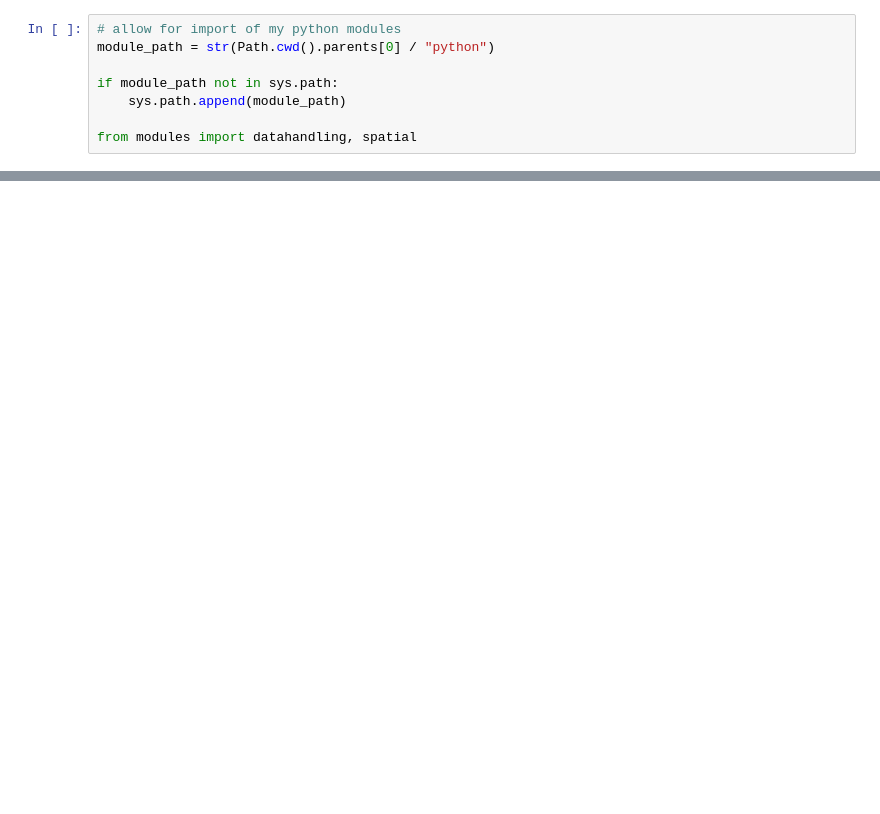
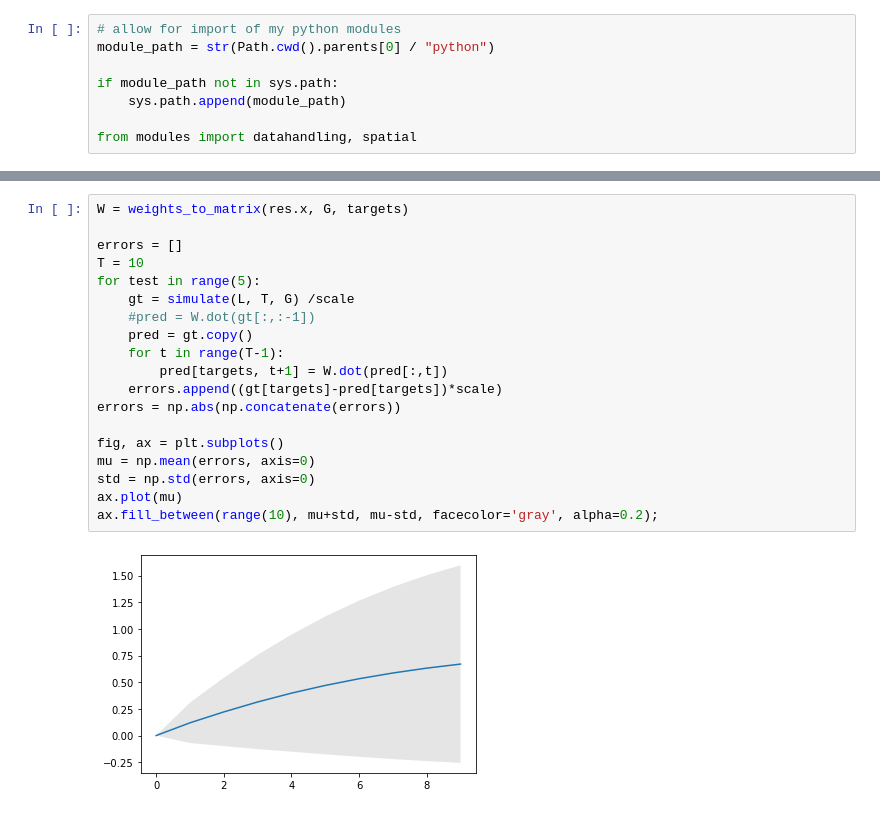
Before and after one commit to FionaLippert/birdMigration, a Jupyter notebook: notebooks/constraint_optimization.ipynb, the cells around one changed output, grey strips where cells are left out. Drawn from its saved outputs; the diff is of its cells as text; blank space fills up the shorter version.

```diff
--- a/notebooks/constraint_optimization.ipynb
+++ b/notebooks/constraint_optimization.ipynb
@@ -71,0 +188,21 @@ sources
+# %%
+W = weights_to_matrix(res.x, G, targets)
+
+errors = []
+T = 10
+for test in range(5):
+    gt = simulate(L, T, G) /scale
+    #pred = W.dot(gt[:,:-1])
+    pred = gt.copy()
+    for t in range(T-1):
+        pred[targets, t+1] = W.dot(pred[:,t])
+    errors.append((gt[targets]-pred[targets])*scale)
+errors = np.abs(np.concatenate(errors))
+
+fig, ax = plt.subplots()
+mu = np.mean(errors, axis=0)
+std = np.std(errors, axis=0)
+ax.plot(mu)
+ax.fill_between(range(10), mu+std, mu-std, facecolor='gray', alpha=0.2);
+# %% [output]
+[figure, added]
```
Also changed, not shown: parts of 25 cells of this notebook, 3 other files.
